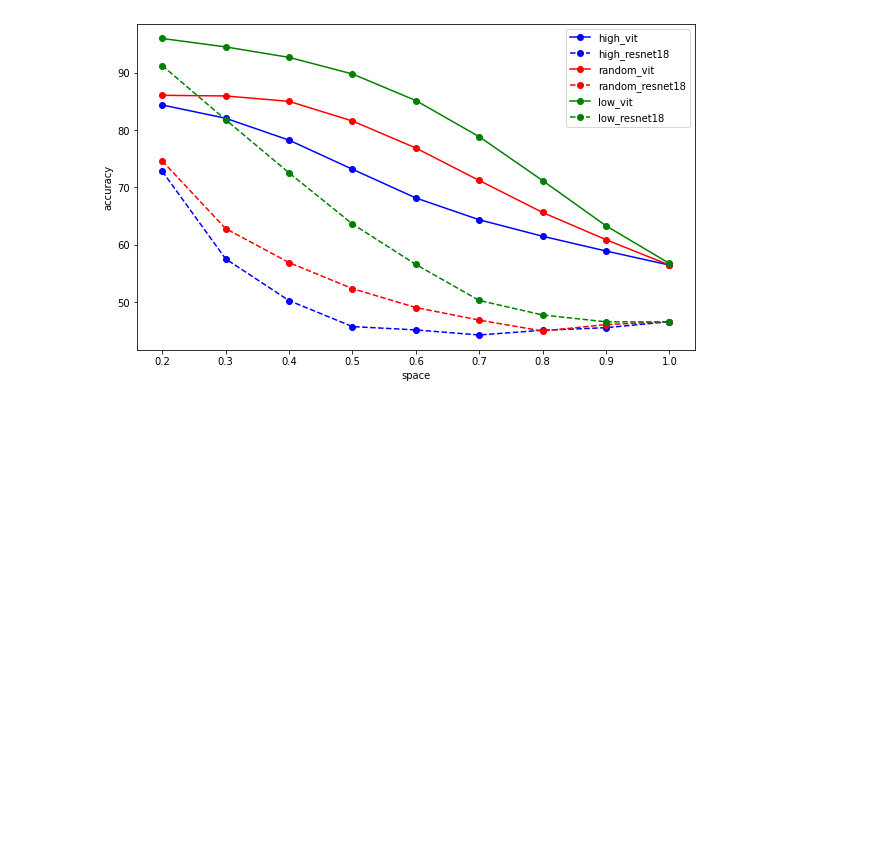
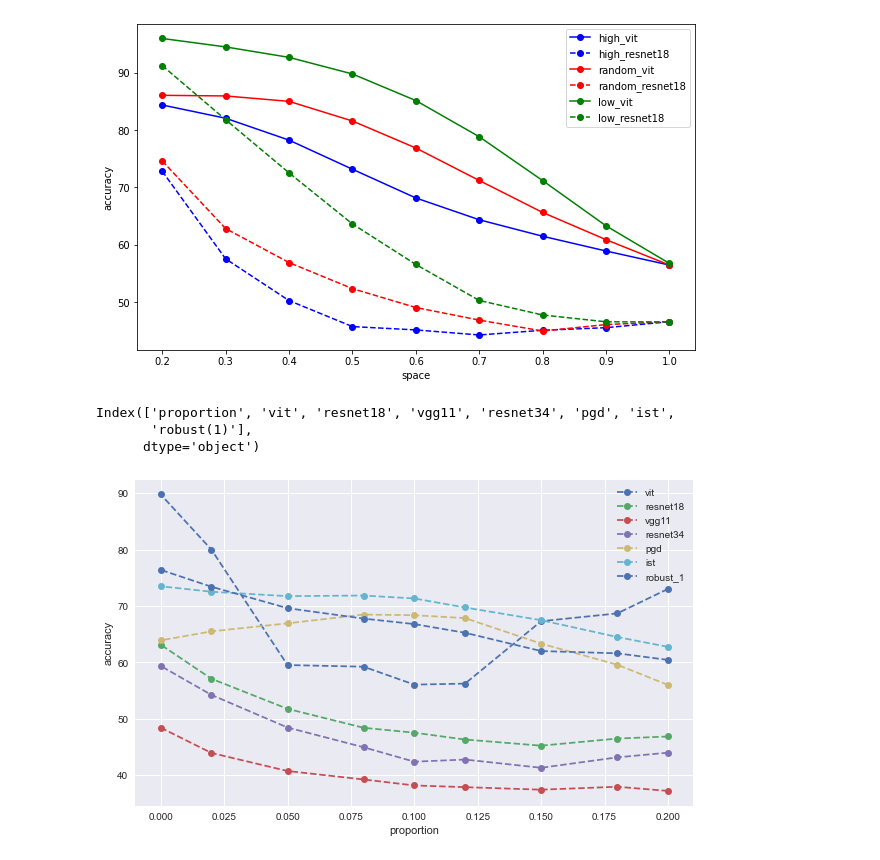
Before and after one commit to 1zeryu/GenInDL, a Jupyter notebook: plot.ipynb, the cells around one changed output. Saved outputs shown, nothing was run; the diff lists cells and outputs as text; code cells hidden in the pictures; blank space fills up the shorter version.

```diff
--- a/plot.ipynb
+++ b/plot.ipynb
@@ -147,3 +147,46 @@ plt.legend(loc='best')
 plt.show()
 # %% [output]
 [figure]
+# %%
+# get the data from plot.xlsx Sheet 3
+import pandas
+
+# read the plot.xlsx file and get the second table
+df2 = pandas.read_excel("plot.xlsx", sheet_name='Sheet3')
+
+df2.columns
+# %% [output]
+Index(['proportion', 'vit', 'resnet18', 'vgg11', 'resnet34', 'pgd', 'ist',
+       'robust(1)'],
+      dtype='object')
+# %%
+# get the data from df2
+proportion = df2['proportion']
+vit = df2['vit']
+resnet18 = df2['resnet18']
+vgg11 = df2['vgg11']
+resnet34 = df2['resnet34']
+pgd = df2['pgd']
+ist = df2['ist']
+robust_1 = df2['robust(1)']
+
+
+import matplotlib.pyplot as plt
+plt.figure(figsize=(10, 6))
+# set the stype
+plt.style.use('seaborn')
+# high vit and high resnet18 with same color
+plt.plot(proportion, vit, label='vit', marker='o', linestyle='--')
+plt.plot(proportion, resnet18, label='resnet18', linestyle='--', marker='o')
+plt.plot(proportion, vgg11, label='vgg11', linestyle='--', marker='o')
+plt.plot(proportion, resnet34, label='resnet34', linestyle='--', marker='o')
+plt.plot(proportion, pgd, label='pgd', linestyle='--', marker='o')
+plt.plot(proportion, ist, label='ist', linestyle='--', marker='o')
+plt.plot(proportion, robust_1, label='robust_1', linestyle='--', marker='o')
+plt.xlabel('proportion')
+plt.ylabel('accuracy')
+plt.legend(loc='best')
+# plt.show()
+plt.savefig('eval.svg', format='svg')
+# %% [output]
+[figure, added]
```
Also changed, not shown: 4 other files.
